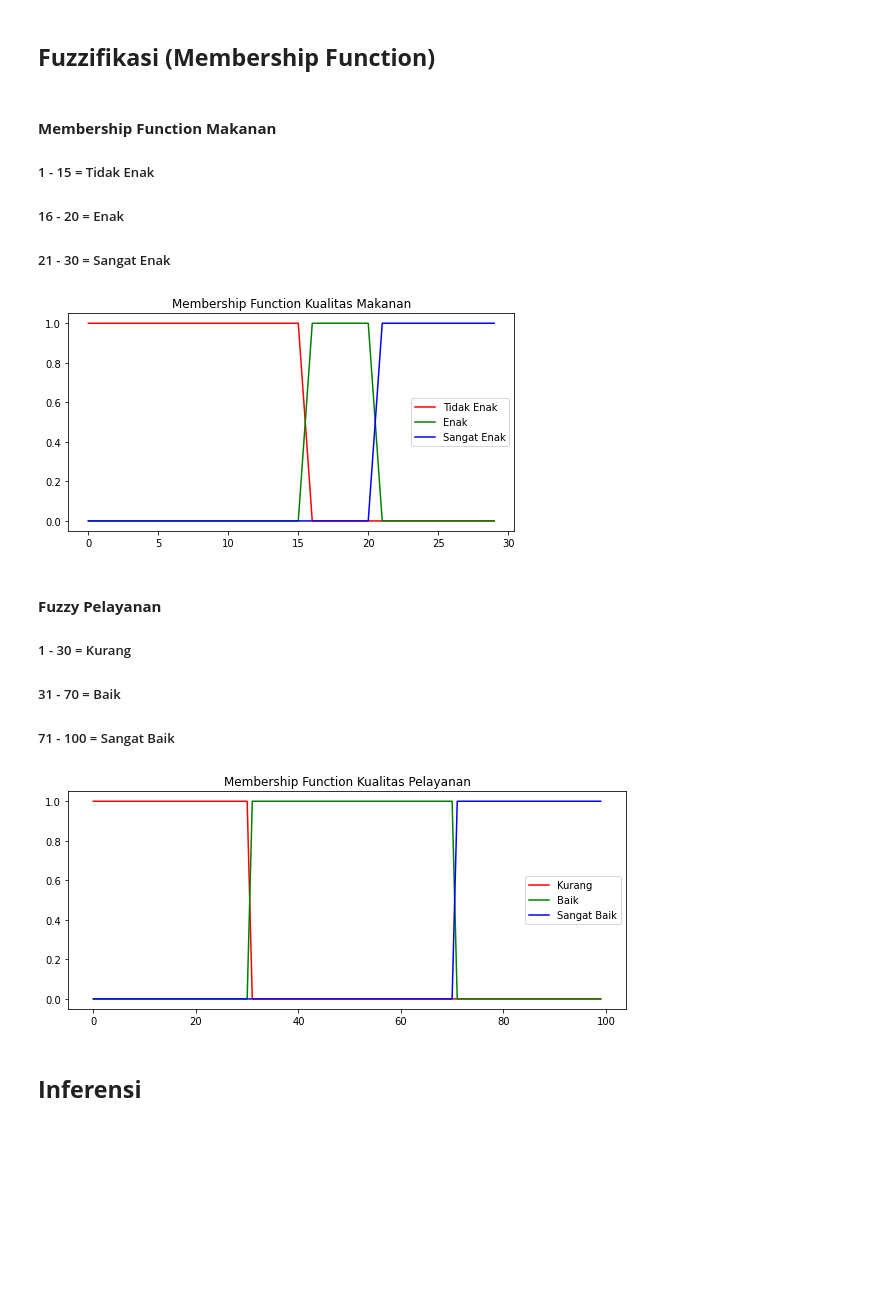
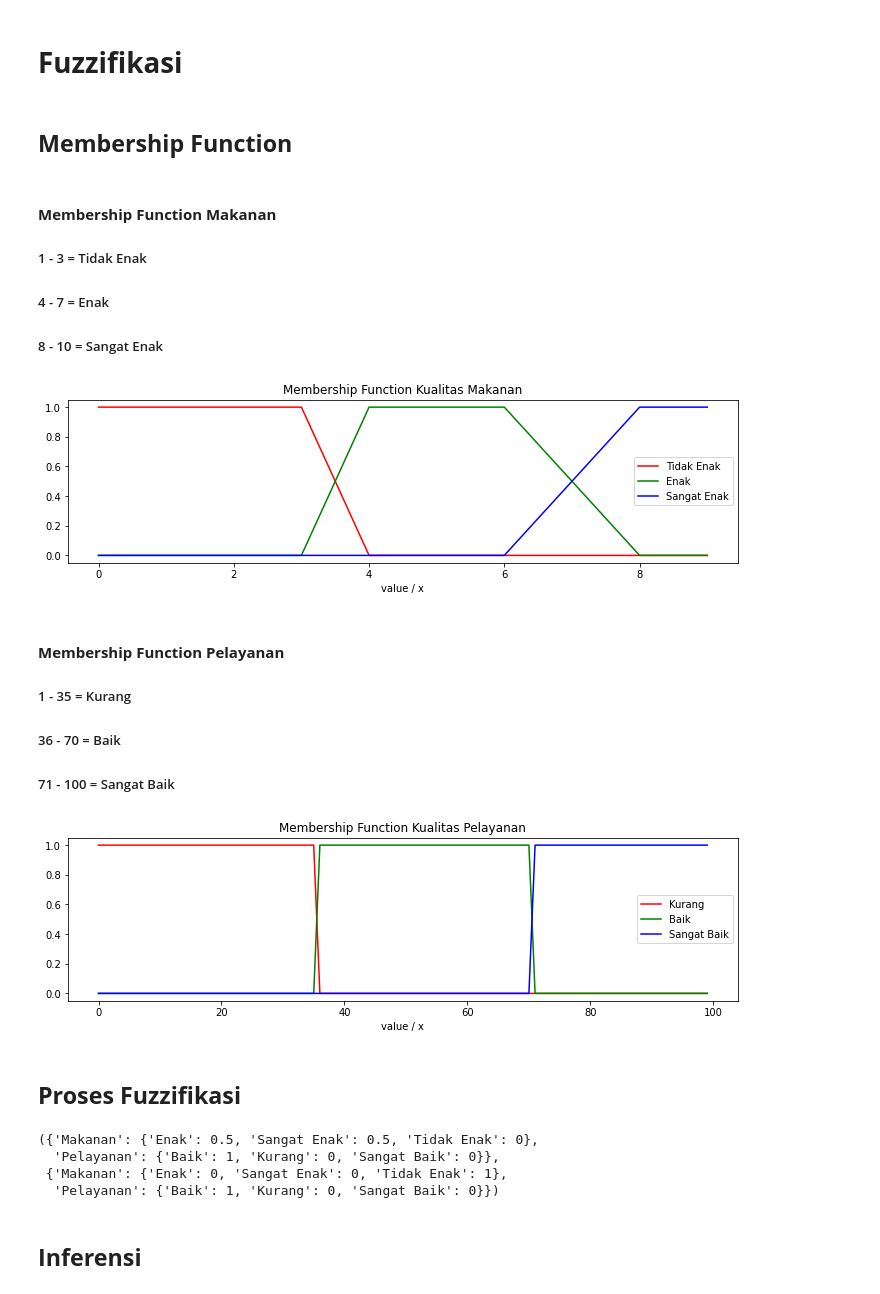
Before and after one commit to ShinyQ/Tugas-Pengantar-AI-2_Fuzzy_Logic, a Jupyter notebook: Tugas_2_Kelompok_1_Reasoning_(Fuzzy_Logic).ipynb, the cells around one changed output. Saved outputs shown, nothing was run; the diff lists cells and outputs as text; code cells hidden in the pictures; blank space fills up the shorter version.

```diff
--- a/Tugas_2_Kelompok_1_Reasoning_(Fuzzy_Logic).ipynb
+++ b/Tugas_2_Kelompok_1_Reasoning_(Fuzzy_Logic).ipynb
@@ -18,50 +18,53 @@ data.sample(5)
+# %% [markdown]
+# **Fuzzifikasi**
 # %% [markdown]
-## **Fuzzifikasi (Membership Function)**
+## **Membership Function**
 # %% [markdown]
 #### **Membership Function Makanan**
-##### 1 - 15  = Tidak Enak
-##### 16 - 20 = Enak
-##### 21 - 30 = Sangat Enak
+##### 1 - 3  = Tidak Enak
+##### 4 - 7 = Enak
+##### 8 - 10 = Sangat Enak
 # %%
 def fuzzy_makanan(x):
     makanan = {'Tidak Enak': 0, 'Enak': 0, 'Sangat Enak': 0}
 
-    if x <= 15:
+    if x <= 3:
         makanan['Tidak Enak'] = 1
-    if 16 <= x <= 20:
+    if 4 <= x <= 7:
         makanan['Enak'] = 1
-    if x >= 21:
+    if x >= 8:
         makanan['Sangat Enak'] = 1
 
-    if 15 < x <= 16:
-        makanan['Tidak Enak'] = -(x - 16) / (16 - 15)
-    if 15 < x < 16:
-        makanan['Enak'] = (x - 15) / (16 - 15)
-    if 20 < x <= 21:
-        makanan['Enak'] = -(x - 21) / (21 - 20)
-    if 20 < x < 21:
-        makanan['Sangat Enak'] = (x - 20) / (21 - 20)
+    if 3 < x <= 4:
+        makanan['Tidak Enak'] = -(x - 4) / (4 - 3)
+    if 3 < x < 4:
+        makanan['Enak'] = (x - 3) / (4 - 3)
+    if 6 < x <= 8:
+        makanan['Enak'] = -(x - 8) / (8 - 6)
+    if 6 < x < 8:
+        makanan['Sangat Enak'] = (x - 6) / (8 - 6)
 
     return makanan
 # %%
-plt.figure(figsize=(8, 4))
+plt.figure(figsize=(12, 3))
 plt.title("Membership Function Kualitas Makanan")
-plt.plot(range(30), [fuzzy_makanan(x)['Tidak Enak'] for x in range(30)], 'r')
-plt.plot(range(30), [fuzzy_makanan(x)['Enak'] for x in range(30)], 'g')
-plt.plot(range(30), [fuzzy_makanan(x)['Sangat Enak'] for x in range(30)], 'b')
+plt.plot(range(10), [fuzzy_makanan(x)['Tidak Enak'] for x in range(10)], 'r')
+plt.plot(range(10), [fuzzy_makanan(x)['Enak'] for x in range(10)], 'g')
+plt.plot(range(10), [fuzzy_makanan(x)['Sangat Enak'] for x in range(10)], 'b')
 
 plt.plot(0, 0, 'r', linewidth=1.5, label='Tidak Enak')
 plt.plot(0, 0, 'g', linewidth=1.5, label='Enak')
 plt.plot(0, 0, 'b', linewidth=1.5, label='Sangat Enak')
 
+plt.xlabel("value / x")
 plt.legend()
 plt.show()
 # %% [output]
-[figure, old version]
+[figure, new version]
 # %% [markdown]
-#### **Fuzzy Pelayanan**
-##### 1 - 30  = Kurang
-##### 31 - 70 = Baik
+#### **Membership Function Pelayanan**
+##### 1 - 35  = Kurang
+##### 36 - 70 = Baik
 ##### 71 - 100 = Sangat Baik
 # %%
 def fuzzy_pelayanan(x):
@@ -85,7 +88,7 @@ def fuzzy_pelayanan(x):
 
     return pelayanan
 # %%
-plt.figure(figsize=(10, 4))
+plt.figure(figsize=(12, 3))
 plt.title("Membership Function Kualitas Pelayanan")
 
 plt.plot(range(100), [fuzzy_pelayanan(x)['Kurang'] for x in range(100)], 'r')
@@ -96,10 +99,30 @@ plt.plot(0, 0, 'r', linewidth=1.5, label='Kurang')
 plt.plot(0, 0, 'g', linewidth=1.5, label='Baik')
 plt.plot(0, 0, 'b', linewidth=1.5, label='Sangat Baik')
 
+plt.xlabel("value / x")
 plt.legend()
 plt.show()
 # %% [output]
-[figure, old version]
+[figure, new version]
+# %% [markdown]
+## **Proses Fuzzifikasi**
+# %%
+fuzzify = []
+
+for pelayanan, makanan in zip(data['pelayanan'], data['makanan']):
+    fuzzy = {'Pelayanan': 0, 'Makanan': 0}
+
+    fuzzy['Pelayanan'] = fuzzy_pelayanan(pelayanan)
+    fuzzy['Makanan'] = fuzzy_makanan(makanan)
+
+    fuzzify.append(fuzzy)
+
+fuzzify[0], fuzzify[1]
+# %% [output]
+({'Makanan': {'Enak': 0.5, 'Sangat Enak': 0.5, 'Tidak Enak': 0},
+  'Pelayanan': {'Baik': 1, 'Kurang': 0, 'Sangat Baik': 0}},
+ {'Makanan': {'Enak': 0, 'Sangat Enak': 0, 'Tidak Enak': 1},
+  'Pelayanan': {'Baik': 1, 'Kurang': 0, 'Sangat Baik': 0}})
 # %% [markdown]
 ## **Inferensi**
 # %%
```
Also changed, not shown: parts of 3 cells of this notebook.
